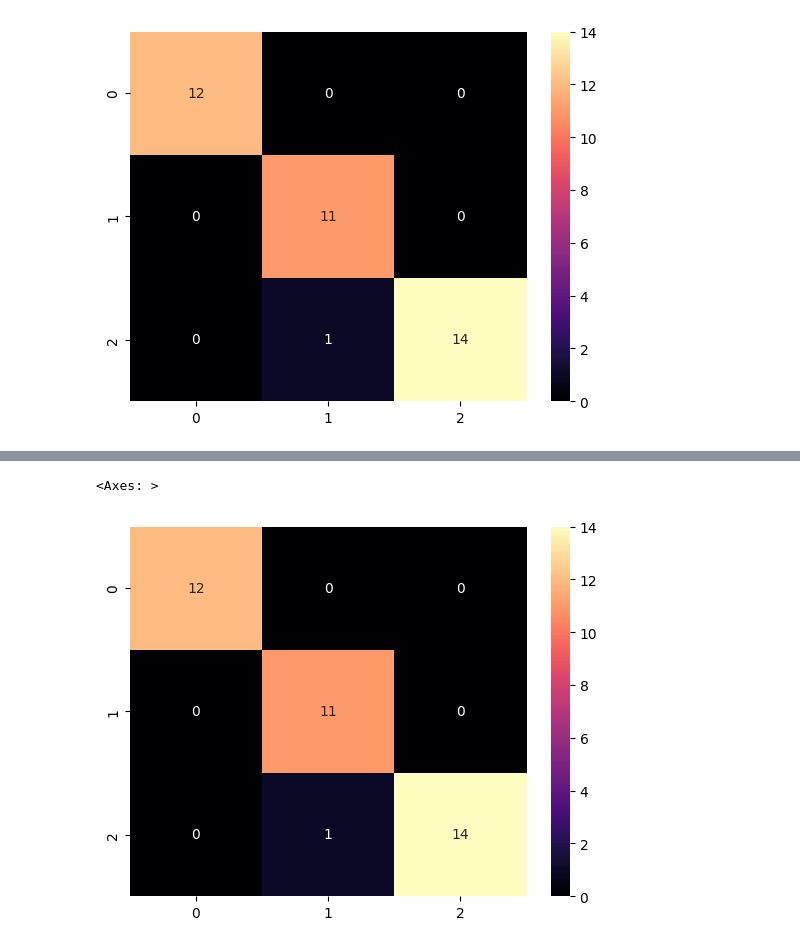
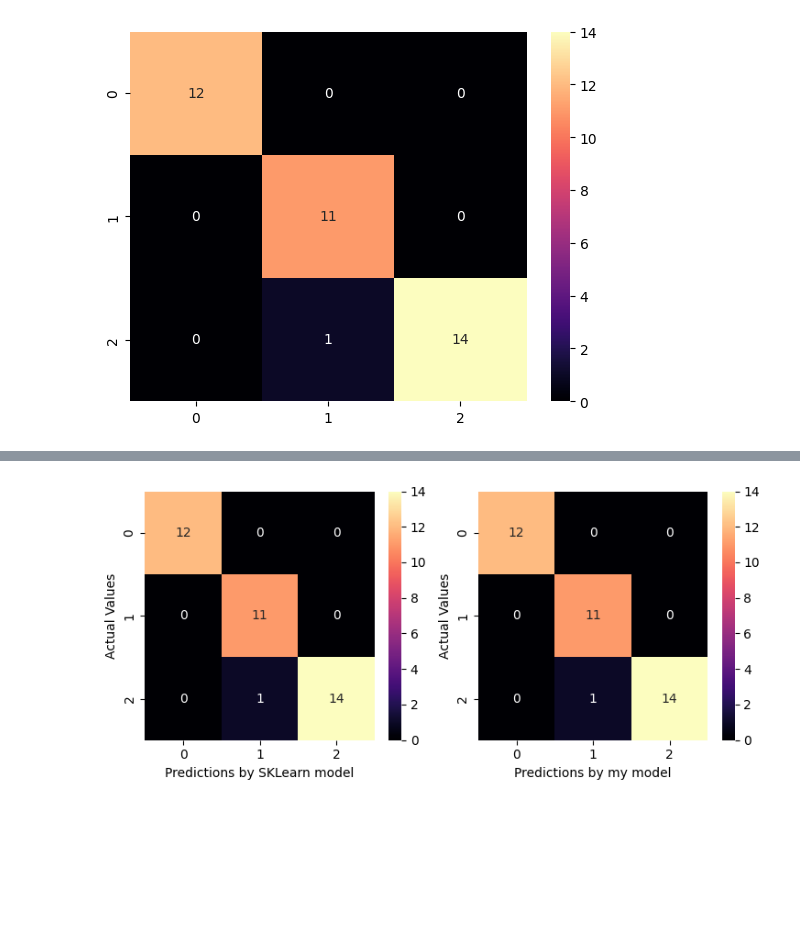
Before and after one commit to Vangmay/ML_Notebooks, a Jupyter notebook: K-Nearest-Neighbors/Iris.ipynb, the cells around one changed output, grey strips where cells are left out. Cells and saved outputs as stored; diff of their text form; code cells hidden in the pictures; blank space fills up the shorter version.

```diff
--- a/K-Nearest-Neighbors/Iris.ipynb
+++ b/K-Nearest-Neighbors/Iris.ipynb
@@ -99,7 +103,7 @@ def makePredictions(X_train, Y_train, INPUTS, K = 5):
     return OUTPUTS
 # %%
 ModelPredictions = model.predict(X_test)
-HomeCookedModelPredictions = makePredictions(X_train, Y_train, X_test, K = 5)
+HomeCookedModelPredictions = makePredictions(X_train, Y_train, X_test, K = 7)
 # %%
 ModelPredictions_Classes = []
 classes = ["Setosa", "Versicolour", "Virginica"]
@@ -118,6 +116,15 @@ sns.heatmap(cm, cmap = "magma", annot=True)
-# %%
-cm = confusion_matrix(Y_classes, HomeCookedModelPredictions)
-sns.heatmap(cm, cmap = "magma", annot=True)
-# %% [output]
-<Axes: >
-[figure, removed]
+# %%
+SkLearnResults= confusion_matrix(Y_classes, ModelPredictions_Classes)
+ImplementationResults = confusion_matrix(Y_classes, HomeCookedModelPredictions)
+
+fig, (ax1, ax2) = plt.subplots(1,2)
+SkHeatmap = sns.heatmap(SkLearnResults, cmap = "magma", annot=True, ax = ax1)
+KNNHeatmap = sns.heatmap(ImplementationResults, cmap = "magma", annot=True, ax = ax2)
+
+SkHeatmap.set_ylabel('Actual Values')
+SkHeatmap.set_xlabel('Predictions by SKLearn model')
+KNNHeatmap.set_xlabel('Predictions by my model')
+KNNHeatmap.set_ylabel('Actual Values')
+plt.show()
+# %% [output]
+[figure, added]
```
Also changed, not shown: parts of 3 cells of this notebook, 3 other files.
